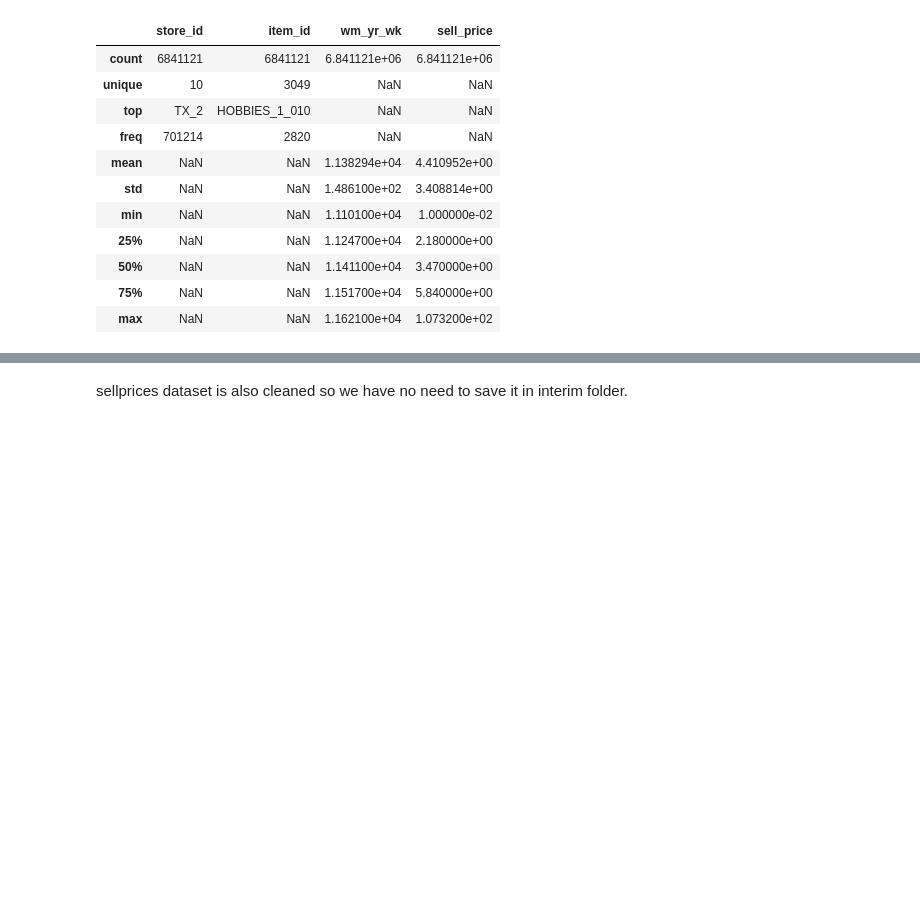
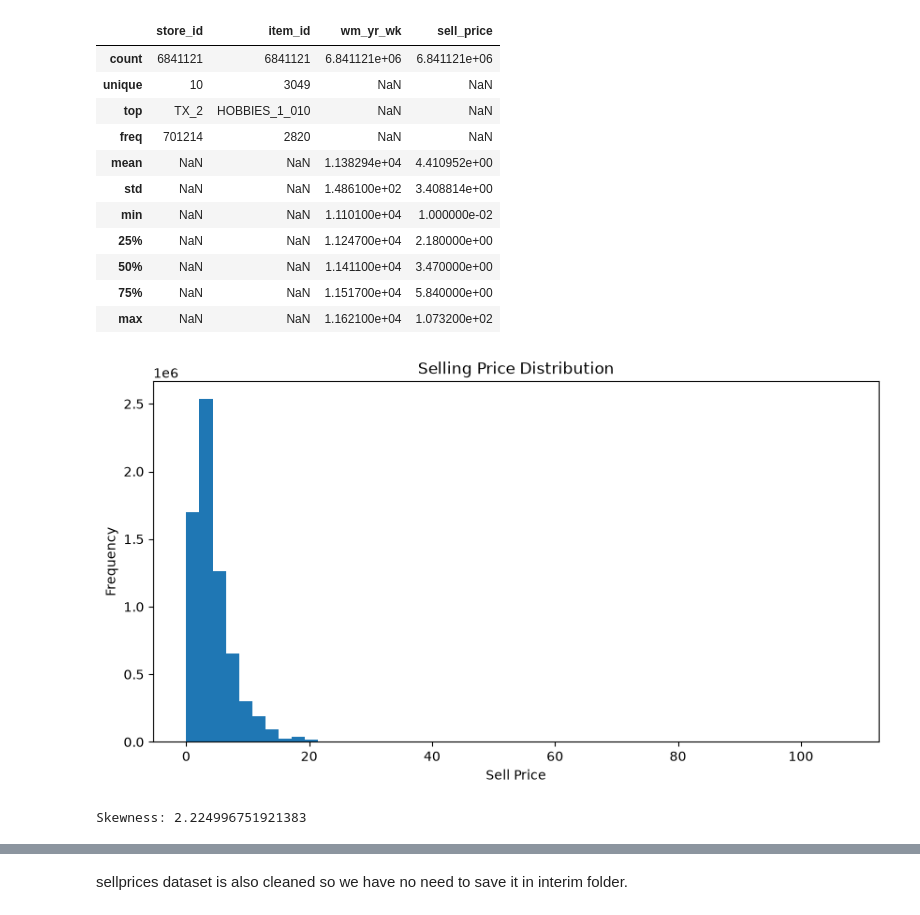
Before and after one commit to anchitkaushal/Retail_Demand_Forecasting_and_Fraud_Detection_System, a Jupyter notebook: notebooks/eda/eda_and_seasonality.ipynb, the cells around one changed output, grey strips where cells are left out. Saved outputs shown, nothing was run; the diff lists cells and outputs as text; code cells hidden in the pictures; blank space fills up the shorter version.

Commit message:
Describe my work

```diff
--- a/notebooks/eda/eda_and_seasonality.ipynb
+++ b/notebooks/eda/eda_and_seasonality.ipynb
@@ -268,3 +268,18 @@ sellprices.describe(include="all")
 | 50% | NaN | NaN | 1.141100e+04 | 3.470000e+00 |
 | 75% | NaN | NaN | 1.151700e+04 | 5.840000e+00 |
 | max | NaN | NaN | 1.162100e+04 | 1.073200e+02 |
+# %%
+# Price distribution
+sellprices["sell_price"].describe()
+
+plt.figure(figsize=(10, 5))
+plt.hist(sellprices["sell_price"], bins=50)
+plt.title("Selling Price Distribution")
+plt.xlabel("Sell Price")
+plt.ylabel("Frequency")
+plt.show()
+
+print("Skewness:", sellprices["sell_price"].skew())
+# %% [output]
+[figure, added]
+Skewness: 2.224996751921383
```
Also changed, not shown: parts of 7 cells of this notebook.
